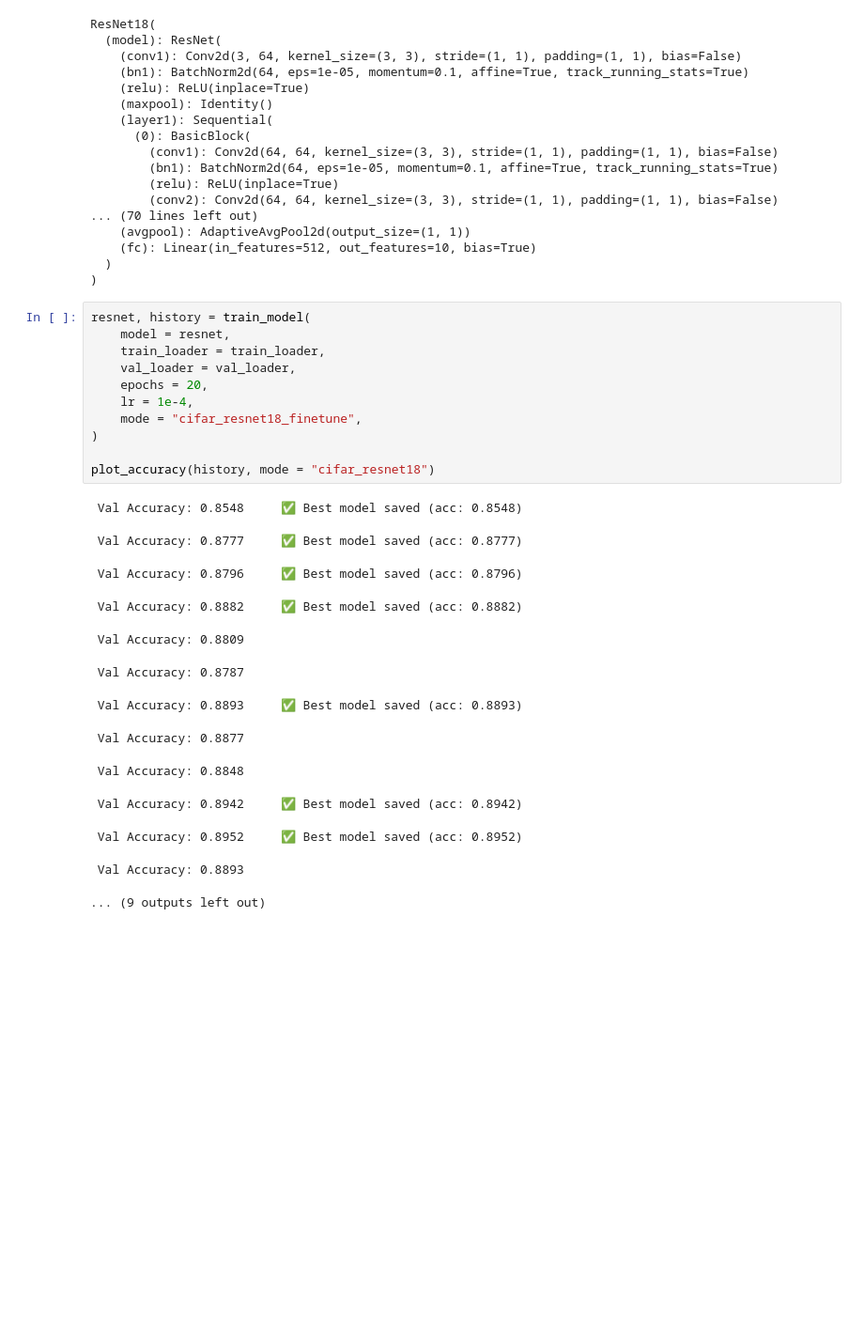
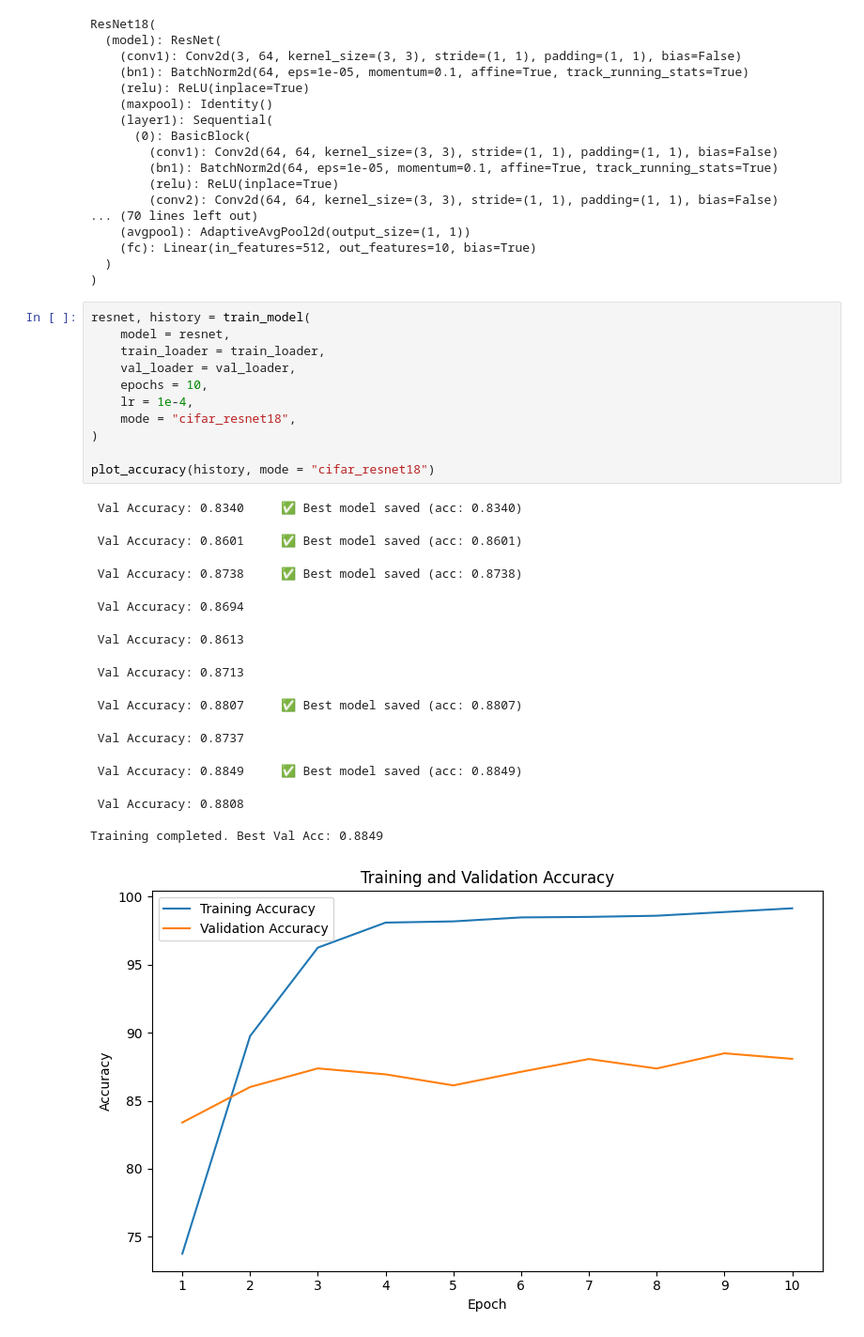
Before and after one commit to SarahPark-DS/XAI, a Jupyter notebook: Assignment_01/Model/train_model.ipynb, the cells around one changed output. Shown at 94% size. Saved outputs shown, nothing was run; the diff lists cells and outputs as text; blank space fills up the shorter version.

```diff
--- a/Assignment_01/Model/train_model.ipynb
+++ b/Assignment_01/Model/train_model.ipynb
@@ -220,27 +215,27 @@ ResNet18(
 # %%
 resnet, history = train_model(
     model = resnet,
     train_loader = train_loader,
     val_loader = val_loader,
-    epochs = 20,
+    epochs = 10,
     lr = 1e-4,
-    mode = "cifar_resnet18_finetune",
+    mode = "cifar_resnet18",
 )
 
 plot_accuracy(history, mode = "cifar_resnet18")
 # %% [output]
- Val Accuracy: 0.8548     ✅ Best model saved (acc: 0.8548)
+ Val Accuracy: 0.8340     ✅ Best model saved (acc: 0.8340)
- Val Accuracy: 0.8777     ✅ Best model saved (acc: 0.8777)
+ Val Accuracy: 0.8601     ✅ Best model saved (acc: 0.8601)
- Val Accuracy: 0.8796     ✅ Best model saved (acc: 0.8796)
+ Val Accuracy: 0.8738     ✅ Best model saved (acc: 0.8738)
- Val Accuracy: 0.8882     ✅ Best model saved (acc: 0.8882)
+ Val Accuracy: 0.8694
- Val Accuracy: 0.8809
+ Val Accuracy: 0.8613
- Val Accuracy: 0.8787
+ Val Accuracy: 0.8713
- Val Accuracy: 0.8893     ✅ Best model saved (acc: 0.8893)
+ Val Accuracy: 0.8807     ✅ Best model saved (acc: 0.8807)
- Val Accuracy: 0.8877
+ Val Accuracy: 0.8737
- Val Accuracy: 0.8848
+ Val Accuracy: 0.8849     ✅ Best model saved (acc: 0.8849)
- Val Accuracy: 0.8942     ✅ Best model saved (acc: 0.8942)
+ Val Accuracy: 0.8808
+
+Training completed. Best Val Acc: 0.8849
- Val Accuracy: 0.8952     ✅ Best model saved (acc: 0.8952)
- Val Accuracy: 0.8893
-... (9 outputs left out)
+[figure, added]
 # %%
 resnet = resnet18.ResNet18()
```
Also changed, not shown: parts of 5 cells of this notebook, 22 other files.
